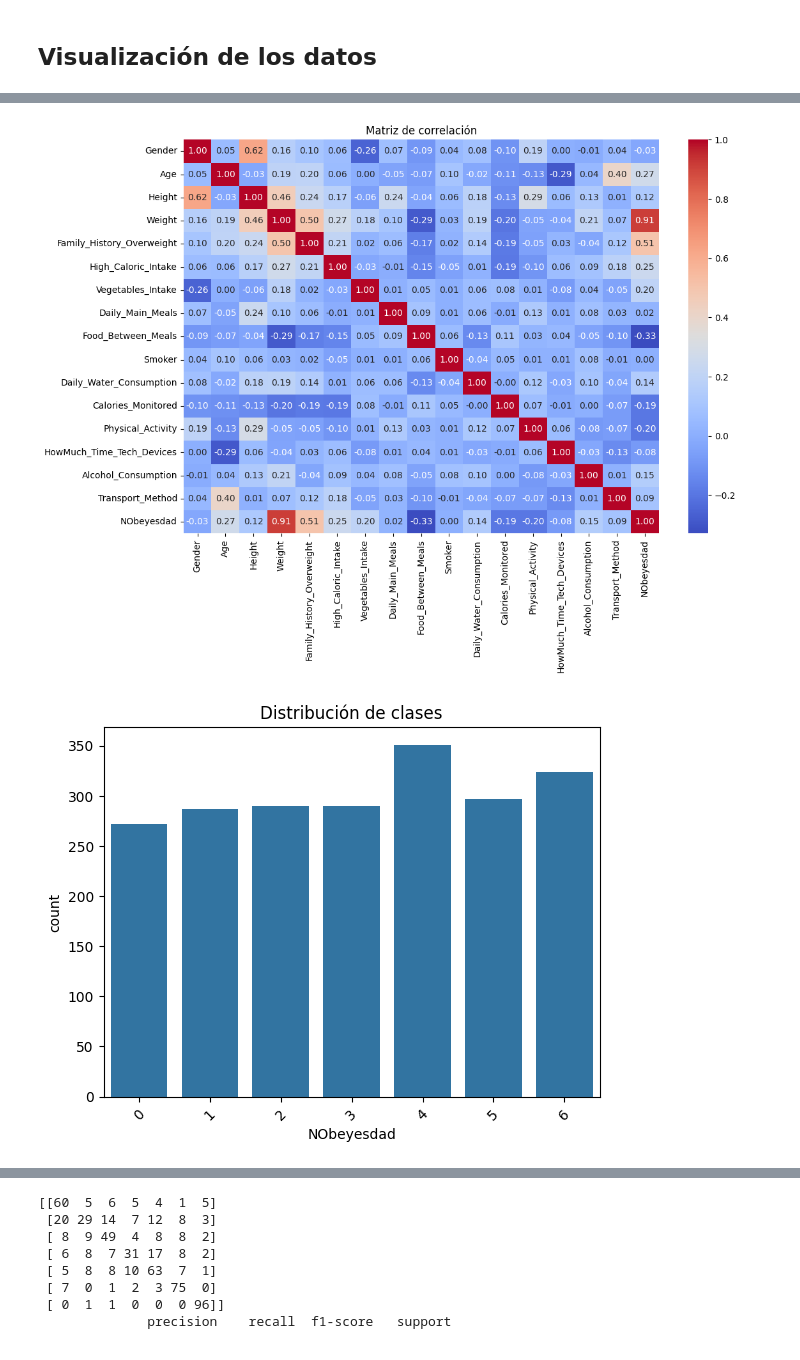
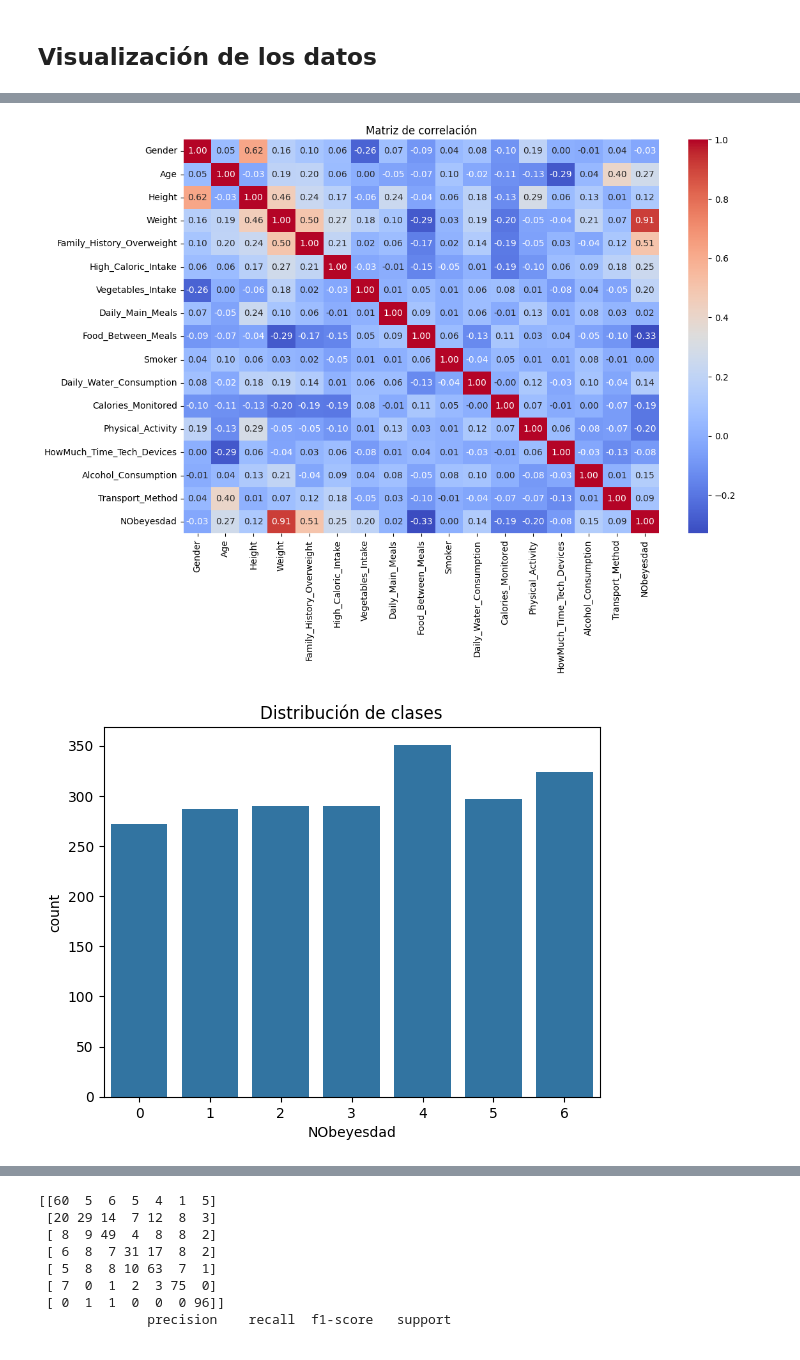
Before and after one commit to Cocdrilo/IA_HeartFailure_ML, a Jupyter notebook: Classification_Analisis.ipynb, the cells around one changed output, grey strips where cells are left out. Saved outputs shown, nothing was run; the diff lists cells and outputs as text; code cells hidden in the pictures.

```diff
--- a/Classification_Analisis.ipynb
+++ b/Classification_Analisis.ipynb
@@ -24,31 +24,29 @@ df_Full.head()
 # %%
 import seaborn as sns
 import matplotlib.pyplot as plt
 
 # Histograma de las variables numéricas
 df.hist(bins=30, figsize=(15,10))
 plt.suptitle("Distribución de variables numéricas")
 plt.tight_layout()
 plt.show()
 
 # Mapa de calor de correlación
 plt.figure(figsize=(12,8))
 sns.heatmap(df.corr(), annot=True, cmap="coolwarm", fmt=".2f")
 plt.title("Matriz de correlación")
 plt.show()
 
 # Conteo de clases objetivo (si hay)
 sns.countplot(data=df, x='NObeyesdad')
 plt.title("Distribución de clases")
-plt.xticks(rotation=45)
 plt.show()
 
 # Boxplots para ver relación entre variables numéricas y la clase
 sns.boxplot(data=df, x='NObeyesdad', y='Weight')
 plt.title("Peso según tipo de obesidad")
-plt.xticks(rotation=45)
 plt.show()
 # %% [output]
 [figure]
 [figure]
-[figure, old version]
+[figure, new version]
```
Also changed, not shown: parts of 2 cells of this notebook.
